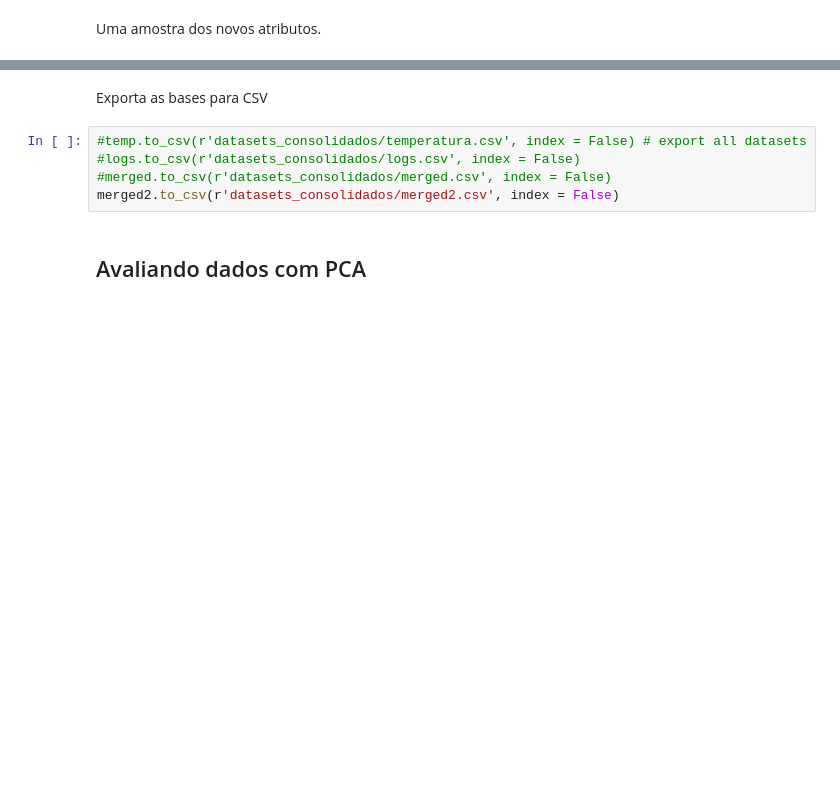
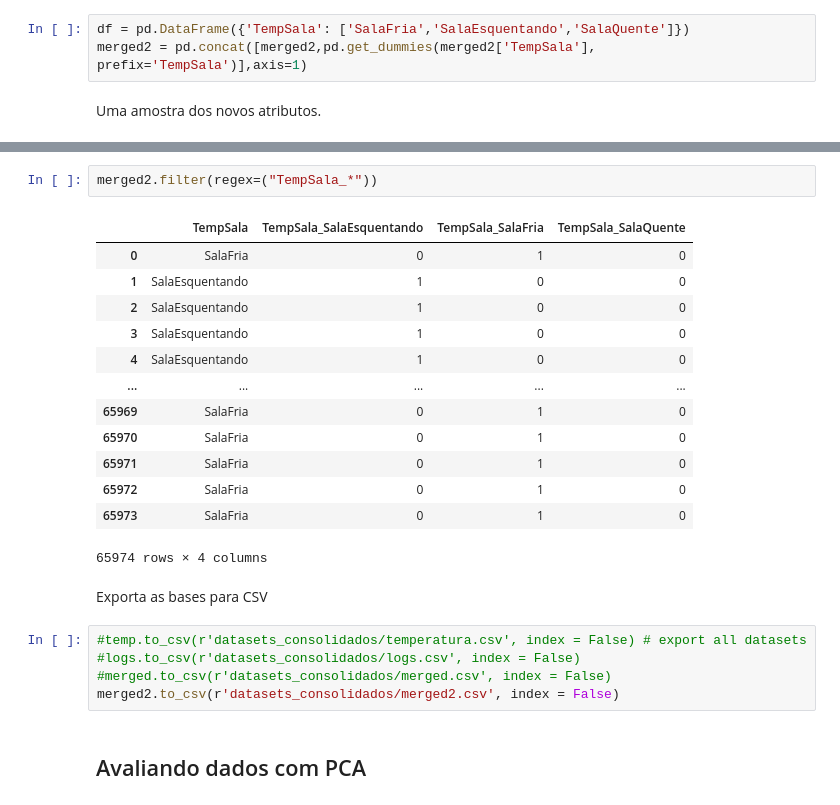
Before and after one commit to RomulosDS/TCC, a Jupyter notebook: prop4.ipynb, the cells around one changed output, grey strips where cells are left out. Saved outputs shown, nothing was run; the diff lists cells and outputs as text; blank space fills up the shorter version.

```diff
--- a/prop4.ipynb
+++ b/prop4.ipynb
@@ -133,3 +181,6 @@ merged2 = pd.concat([merged2,pd.get_dummies(merged2['Severity'], prefix='Severit
+# %%
+df = pd.DataFrame({'TempSala': ['SalaFria','SalaEsquentando','SalaQuente']})
+merged2 = pd.concat([merged2,pd.get_dummies(merged2['TempSala'], prefix='TempSala')],axis=1)
 # %% [markdown]
 Uma amostra dos novos atributos.
 # %%
@@ -137,3 +202,19 @@ merged2.filter(regex=("Severity_*"))
+# %%
+merged2.filter(regex=("TempSala_*"))
+# %% [output]
+|  | TempSala | TempSala_SalaEsquentando | TempSala_SalaFria | TempSala_SalaQuente |
+| 0 | SalaFria | 0 | 1 | 0 |
+| 1 | SalaEsquentando | 1 | 0 | 0 |
+| 2 | SalaEsquentando | 1 | 0 | 0 |
+| 3 | SalaEsquentando | 1 | 0 | 0 |
+| 4 | SalaEsquentando | 1 | 0 | 0 |
+| ... | ... | ... | ... | ... |
+| 65969 | SalaFria | 0 | 1 | 0 |
+| 65970 | SalaFria | 0 | 1 | 0 |
+| 65971 | SalaFria | 0 | 1 | 0 |
+| 65972 | SalaFria | 0 | 1 | 0 |
+| 65973 | SalaFria | 0 | 1 | 0 |
+65974 rows × 4 columns
 # %% [markdown]
 Exporta as bases para CSV
 # %%
```
Also changed, not shown: parts of 20 cells of this notebook.
